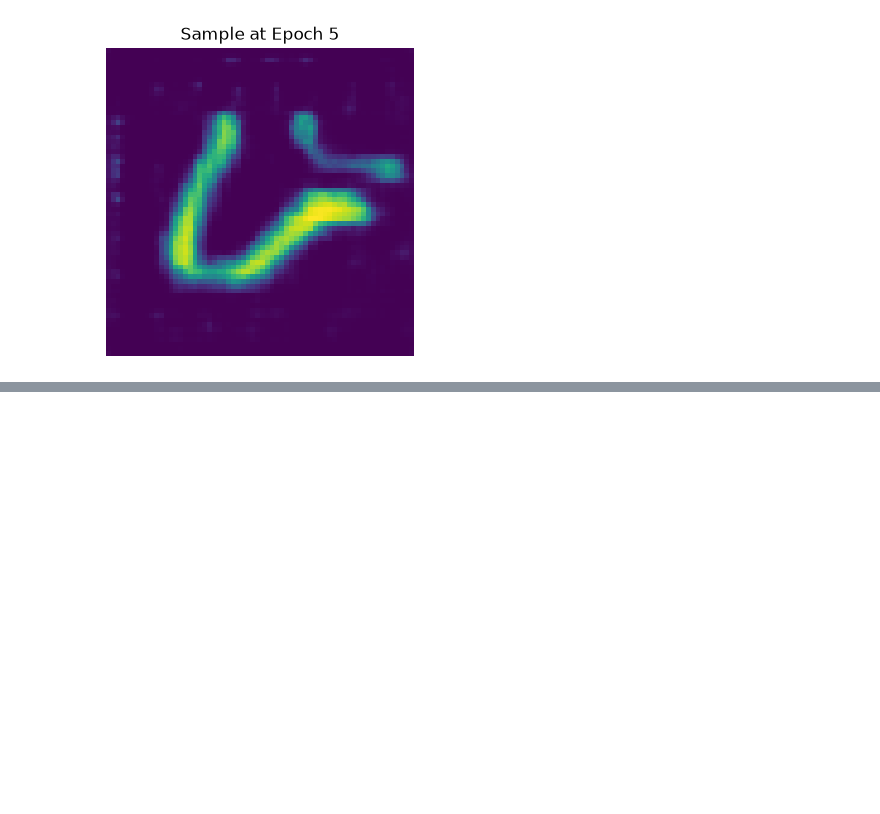
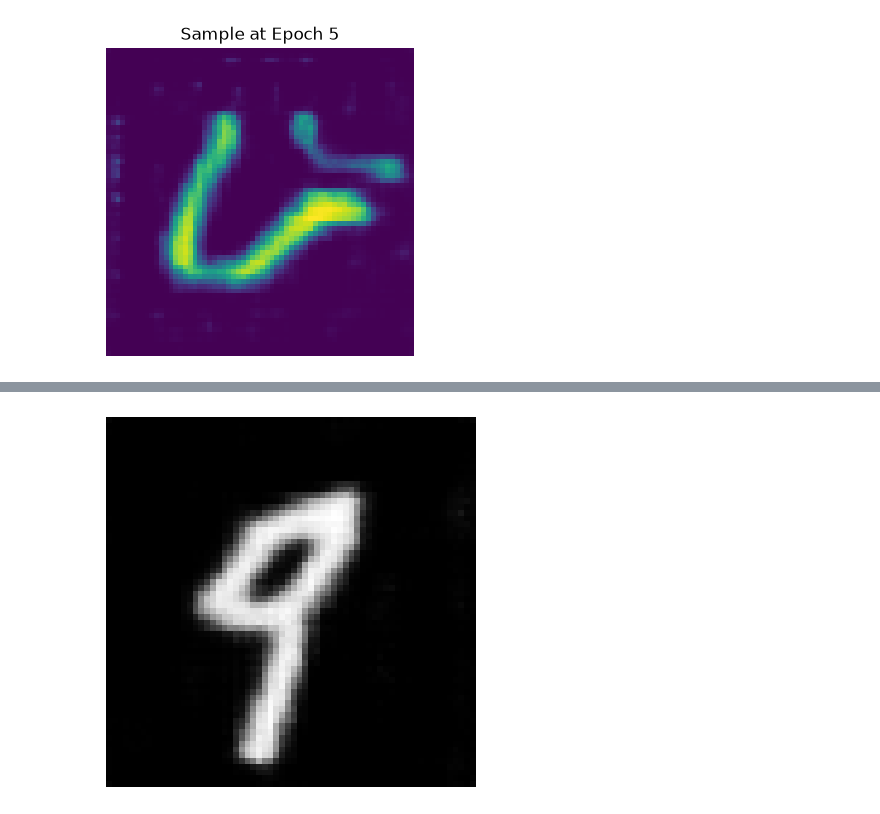
Before and after one commit to nevertheless3/Generative-models, a Jupyter notebook: GAN/DCGAN_vs_WGANGP.ipynb, the cells around one changed output, grey strips where cells are left out. Saved outputs shown, nothing was run; the diff lists cells and outputs as text; code cells hidden in the pictures; blank space fills up the shorter version.

```diff
--- a/GAN/DCGAN_vs_WGANGP.ipynb
+++ b/GAN/DCGAN_vs_WGANGP.ipynb
@@ -340,0 +527,21 @@ for epoch in range(EPOCHS):
+# %%
+def loss_GP(batch_size , x_real , x_fake , D):
+    eps = torch.rand(batch_size , 1 , 1 , 1 , device = device)
+
+    x_hat = (eps * x_real + (1-eps) * x_fake).requires_grad_(True)
+    x_hat.requires_grad_(True)
+
+    grad = torch.autograd.grad( D(x_hat) ,
+                                x_hat ,
+                                grad_outputs= torch.ones_like(D(x_hat)) ,
+                                create_graph = True,
+                                retain_graph=True,
+                                only_inputs=True )[0]
+
+    grad_flaten = grad.reshape(batch_size , -1)
+
+    norm_grad = torch.sqrt(torch.sum(grad_flaten ** 2 , dim = 1)+ 1e-12)
+
+    GP = torch.mean((norm_grad - 1) ** 2)
+
+    return GP
@@ -340,0 +603,9 @@ for epoch in range(EPOCHS):
+# %%
+z = torch.randn(1 , 100 , 1 , 1 , device = device).clamp(-1,1)
+sample = G(z)
+sample = (sample.squeeze().cpu() + 1) / 2.0
+plt.imshow(sample.detach(), cmap='gray')
+plt.axis('off')
+plt.show()
+# %% [output]
+[figure, added]
```
Also changed, not shown: parts of 7 cells of this notebook.
